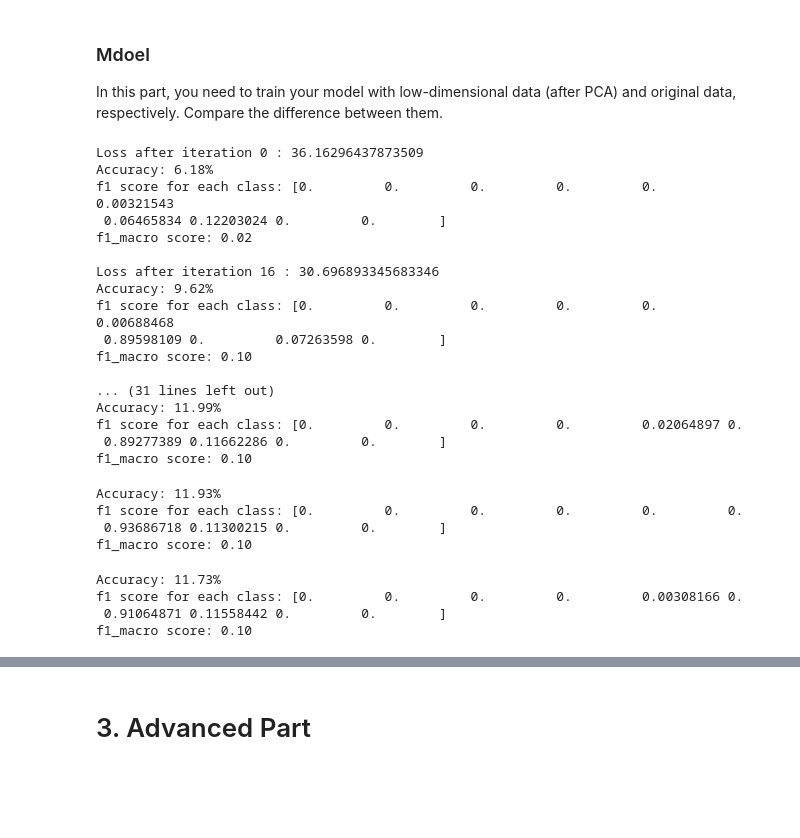
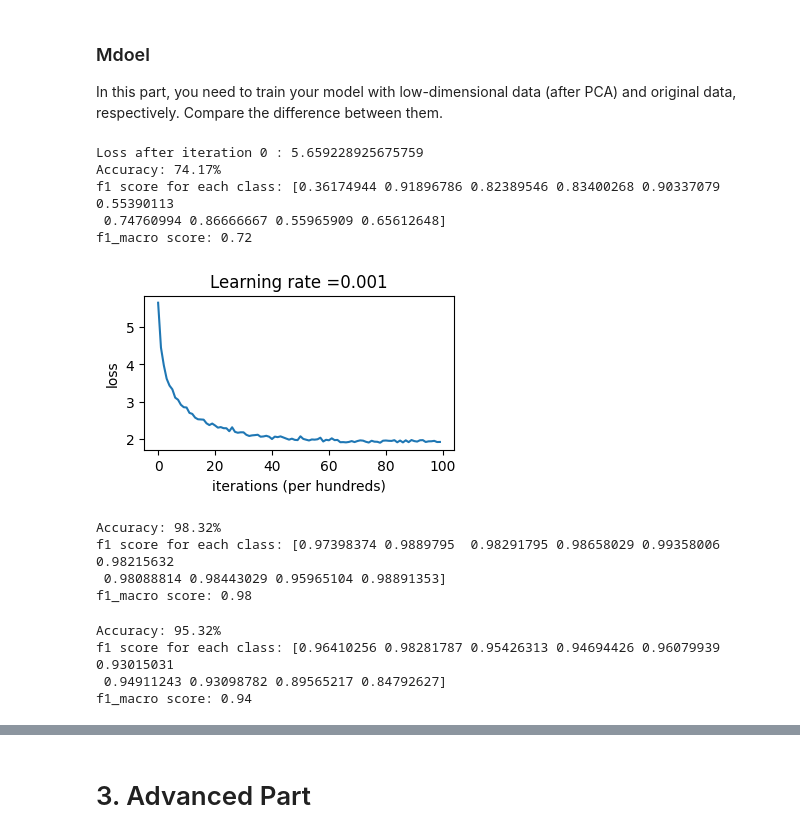
Before and after one commit to nevikw39/ML, a Jupyter notebook: HW4/HW4.ipynb, the cells around one changed output, grey strips where cells are left out. Drawn from its saved outputs; the diff is of its cells as text; code cells hidden in the pictures; blank space fills up the shorter version.

Commit message:
HW4 Trainer

```diff
--- a/HW4/HW4.ipynb
+++ b/HW4/HW4.ipynb
@@ -201,61 +201,33 @@ In this part, you need to train your model with low-dimensional data (after PCA)
 # %%
 config = Config([x_train.shape[1], 128, 10], 'focal_loss')
 
 #GRADED CODE: TRAINING MODEL WITHOUT PCA DATA (MODEL SETTING AND TRAINING)
 ### START CODE HERE ###
 model = Model(config)
 
-learning_rate = 0.05
-num_iterations = 128
-losses = []
-print_freq = 16
-
-for i in range(num_iterations):
-    mini_batches = random_mini_batches(x_train, y_train)
-    for batch in mini_batches:
-        x_batch, y_batch = batch
-        AL = model.forward(x_batch)
-        dA_prev = model.backward(AL, y_batch)
-        model.update(learning_rate)
-    loss = compute_focal_loss(model.forward(x_val), y_val, config.alpha, config.gamma)
-    losses.append(loss)
-    if not i % print_freq:
-        print("Loss after iteration", i, ':', loss)
-        predict(x_val, y_val, model)
-        print()
+trainer(model, config, x_train, y_train, x_val, y_val)
 ### END CODE HERE ###
 # %% [output]
-Loss after iteration 0 : 36.16296437873509
-Accuracy: 6.18%
-f1 score for each class: [0.         0.         0.         0.         0.         0.00321543
- 0.06465834 0.12203024 0.         0.        ]
-f1_macro score: 0.02
-
-Loss after iteration 16 : 30.696893345683346
-Accuracy: 9.62%
-f1 score for each class: [0.         0.         0.         0.         0.         0.00688468
- 0.89598109 0.         0.07263598 0.        ]
-f1_macro score: 0.10
-
-... (31 lines left out)
-Accuracy: 11.99%
-f1 score for each class: [0.         0.         0.         0.         0.02064897 0.
- 0.89277389 0.11662286 0.         0.        ]
-f1_macro score: 0.10
+Loss after iteration 0 : 5.659228925675759
+Accuracy: 74.17%
+f1 score for each class: [0.36174944 0.91896786 0.82389546 0.83400268 0.90337079 0.55390113
+ 0.74760994 0.86666667 0.55965909 0.65612648]
+f1_macro score: 0.72
+[figure, added]
 # %%
 pred_train = predict(x_train, y_train, model)
 # %% [output]
-Accuracy: 11.93%
-f1 score for each class: [0.         0.         0.         0.         0.         0.
- 0.93686718 0.11300215 0.         0.        ]
-f1_macro score: 0.10
+Accuracy: 98.32%
+f1 score for each class: [0.97398374 0.9889795  0.98291795 0.98658029 0.99358006 0.98215632
+ 0.98088814 0.98443029 0.95965104 0.98891353]
+f1_macro score: 0.98
 # %%
 pred_val = predict(x_val, y_val, model)
 # %% [output]
-Accuracy: 11.73%
-f1 score for each class: [0.         0.         0.         0.         0.00308166 0.
- 0.91064871 0.11558442 0.         0.        ]
-f1_macro score: 0.10
+Accuracy: 95.32%
+f1 score for each class: [0.96410256 0.98281787 0.95426313 0.94694426 0.96079939 0.93015031
+ 0.94911243 0.93098782 0.89565217 0.84792627]
+f1_macro score: 0.94
 # %%
 config = Config([n_components, 128, 10], 'focal_loss')
 
```
Also changed, not shown: parts of 8 cells of this notebook, 1 other file.
